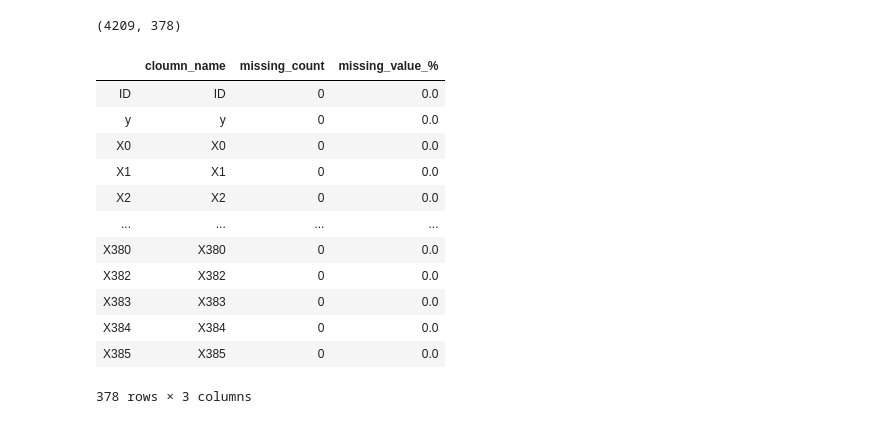
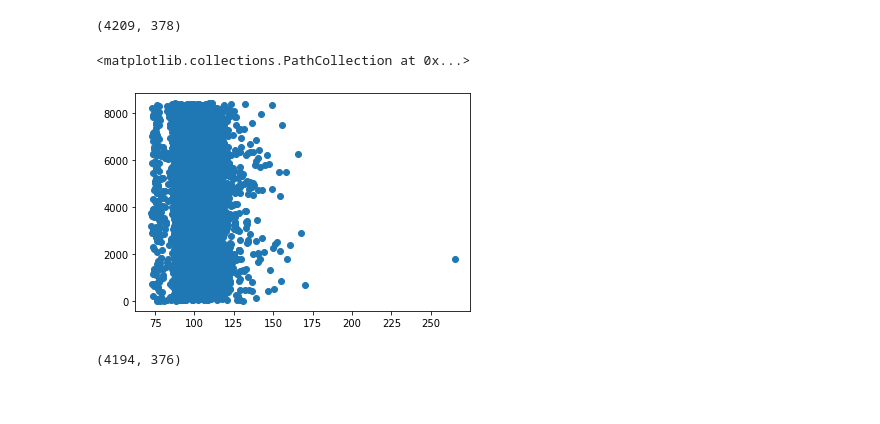
Before and after one commit to vamshidm/Mercedes-Benze, a Jupyter notebook: mercedes code.ipynb, the cells around one changed output. Saved outputs shown, nothing was run; the diff lists cells and outputs as text; code cells hidden in the pictures; blank space fills up the shorter version.

```diff
--- a/mercedes code.ipynb
+++ b/mercedes code.ipynb
@@ -6,3 +32,8 @@ mercedes_df=pd.read_csv('Mercedes.csv')
 mercedes_df.shape
 # %% [output]
 (4209, 378)
+# %%
+plt.scatter(mercedes_df['y'], mercedes_df['ID'])
+# %% [output]
+<matplotlib.collections.PathCollection at 0x...>
+[figure, added]
@@ -12,19 +45,4 @@ missing_values_df=pd.DataFrame({
     'missing_count':mercedes_df.isnull().sum(),
     'missing_value_%':mercedes_df.isnull().sum()/mercedes_df.shape[0]*100
 })
-missing_values_df.sort_values(by='missing_value_%',ascending=False)
-missing_values_df
+#missing_values_df.sort_values(by='missing_value_%',ascending=False)
-# %% [output]
-|  | cloumn_name | missing_count | missing_value_% |
-| ID | ID | 0 | 0.0 |
-| y | y | 0 | 0.0 |
-| X0 | X0 | 0 | 0.0 |
-| X1 | X1 | 0 | 0.0 |
-| X2 | X2 | 0 | 0.0 |
-| ... | ... | ... | ... |
-| X380 | X380 | 0 | 0.0 |
-| X382 | X382 | 0 | 0.0 |
-| X383 | X383 | 0 | 0.0 |
-| X384 | X384 | 0 | 0.0 |
-| X385 | X385 | 0 | 0.0 |
-378 rows × 3 columns
@@ -31,3 +52,8 @@ missing_values_df
+# %%
+X = mercedes_df.iloc[:, 2:]
+X.shape
+# %% [output]
+(4194, 376)
 # %%
 cols_drop=[]
 
```
Also changed, not shown: parts of 43 cells of this notebook.
